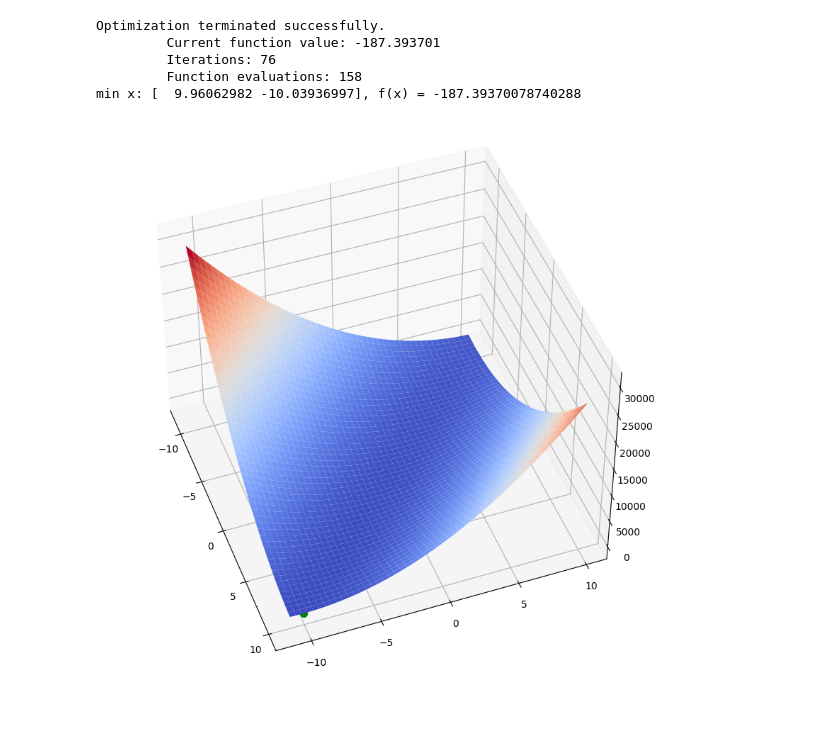
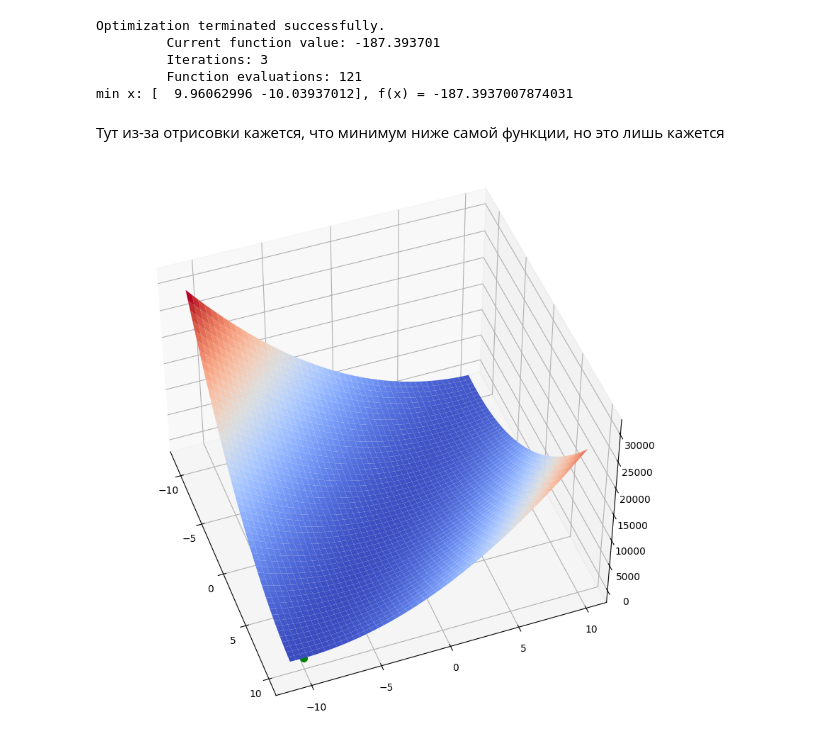
Before and after one commit to WhyNotKo/optimization, a Jupyter notebook: lab2.ipynb, the cells around one changed output. Drawn from its saved outputs; the diff is of its cells as text; code cells hidden in the pictures; blank space fills up the shorter version.

```diff
--- a/lab2.ipynb
+++ b/lab2.ipynb
@@ -91,5 +94,5 @@ def hesse_f(x, inv=False):
     else:
         return np.linalg.inv(hessian)
 # %%
-x0 = np.array([1, -1])
+x0 = np.array([5, -5])
 tol = 1e-5
@@ -96,13 +103,13 @@ tol = 1e-5
 # %%
-res = minimize(f, x0, method='Nelder-Mead',
-               options={'xatol': 1e-8, 'disp': True})
+res = minimize(f, x0, method='Powell',
+               options={'disp': True})
 print(f'min x: {res.x}, f(x) = {f(res.x)}')
 # %% [output]
 Optimization terminated successfully.
          Current function value: -187.393701
-         Iterations: 76
-         Function evaluations: 158
-min x: [  9.96062982 -10.03936997], f(x) = -187.39370078740288
+         Iterations: 3
+         Function evaluations: 121
+min x: [  9.96062996 -10.03937012], f(x) = -187.3937007874031
 # %%
 # x = np.outer(np.linspace(-11, 11, 1000), np.ones(1000))
 # y = x.copy().T
@@ -114,23 +121,25 @@ min x: [  9.96062982 -10.03936997], f(x) = -187.39370078740288
 # ax.plot_surface(x, y, z);
 
 # plt.show()
+# %% [markdown]
+Тут из-за отрисовки кажется, что минимум ниже самой функции, но это лишь кажется
 # %%
 # Настраиваем 3D график
-fig = plt.figure(figsize=[15, 10])
+fig = plt.figure(figsize=[16, 10])
 # ax = fig.gca(projection='3d')
 ax = fig.add_subplot(projection = '3d')
 
 # Задаем угол обзора
-ax.view_init(45, -20)
+ax.view_init(46, -20)
 
 # Создаем данные для графика
 X = np.arange(-11, 10, 0.01)
 Y = np.arange(-11, 10, 0.01)
 X, Y = np.meshgrid(X, Y)
 Z = f(np.array([X,Y]))
 
 # Рисуем поверхность
 surf = ax.plot_surface(X, Y, Z, cmap=cm.coolwarm)
 ax.scatter(res.x[0], res.x[1], f(res.x), c='green', s=50);
 # %% [output]
-[figure, old version]
+[figure, new version]
```
Also changed, not shown: parts of 29 cells of this notebook, 1 other file.
